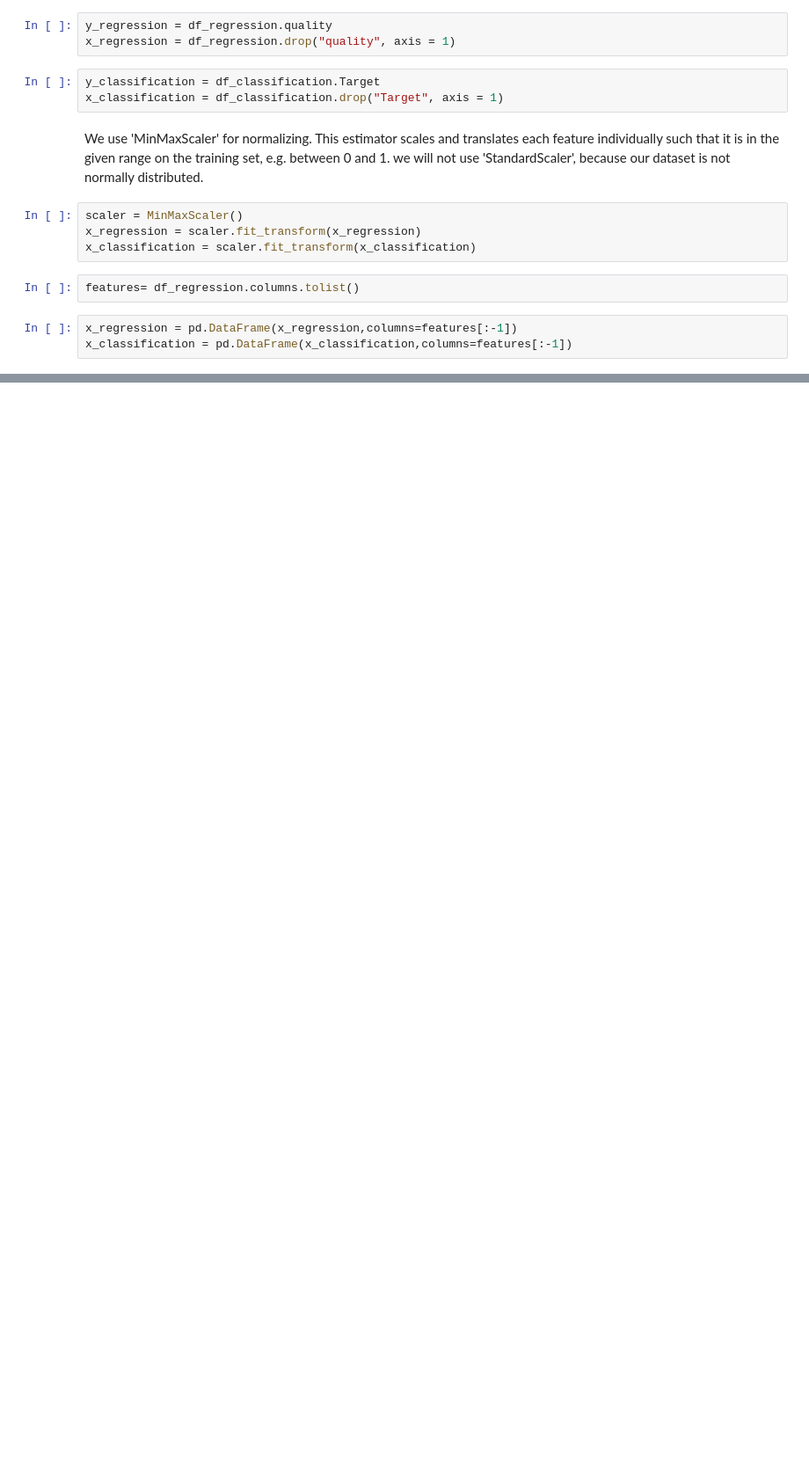
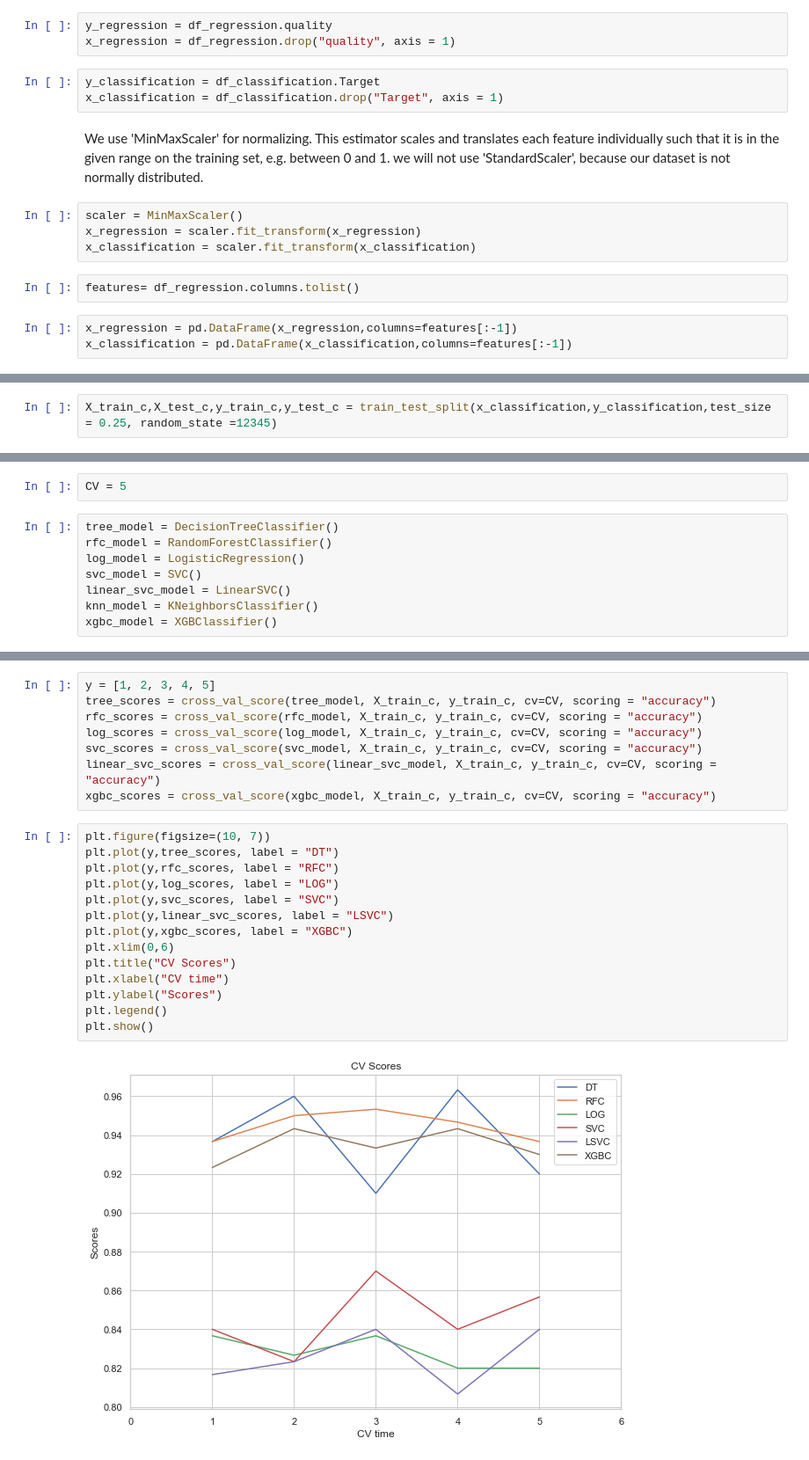
Before and after one commit to gokce-nur00/wine-quality, a Jupyter notebook: train.ipynb, the cells around one changed output, grey strips where cells are left out. Shown at 88% size. Cells and saved outputs as stored; diff of their text form; blank space fills up the shorter version.

Commit message:
First classification

```diff
--- a/train.ipynb
+++ b/train.ipynb
@@ -463,0 +470,2 @@ x_classification.head()
+# %%
+X_train_c,X_test_c,y_train_c,y_test_c = train_test_split(x_classification,y_classification,test_size = 0.25, random_state =12345)
@@ -463,0 +479,10 @@ x_classification.head()
+# %%
+CV = 5
+# %%
+tree_model = DecisionTreeClassifier()
+rfc_model = RandomForestClassifier()
+log_model = LogisticRegression()
+svc_model = SVC()
+linear_svc_model = LinearSVC()
+knn_model = KNeighborsClassifier()
+xgbc_model = XGBClassifier()
@@ -463,0 +503,24 @@ x_classification.head()
+# %%
+y = [1, 2, 3, 4, 5]
+tree_scores = cross_val_score(tree_model, X_train_c, y_train_c, cv=CV, scoring = "accuracy")
+rfc_scores = cross_val_score(rfc_model, X_train_c, y_train_c, cv=CV, scoring = "accuracy")
+log_scores = cross_val_score(log_model, X_train_c, y_train_c, cv=CV, scoring = "accuracy")
+svc_scores = cross_val_score(svc_model, X_train_c, y_train_c, cv=CV, scoring = "accuracy")
+linear_svc_scores = cross_val_score(linear_svc_model, X_train_c, y_train_c, cv=CV, scoring = "accuracy")
+xgbc_scores = cross_val_score(xgbc_model, X_train_c, y_train_c, cv=CV, scoring = "accuracy")
+# %%
+plt.figure(figsize=(10, 7))
+plt.plot(y,tree_scores, label = "DT")
+plt.plot(y,rfc_scores, label = "RFC")
+plt.plot(y,log_scores, label = "LOG")
+plt.plot(y,svc_scores, label = "SVC")
+plt.plot(y,linear_svc_scores, label = "LSVC")
+plt.plot(y,xgbc_scores, label = "XGBC")
+plt.xlim(0,6)
+plt.title("CV Scores")
+plt.xlabel("CV time")
+plt.ylabel("Scores")
+plt.legend()
+plt.show()
+# %% [output]
+[figure, added]
```
Also changed, not shown: parts of 10 cells of this notebook.
